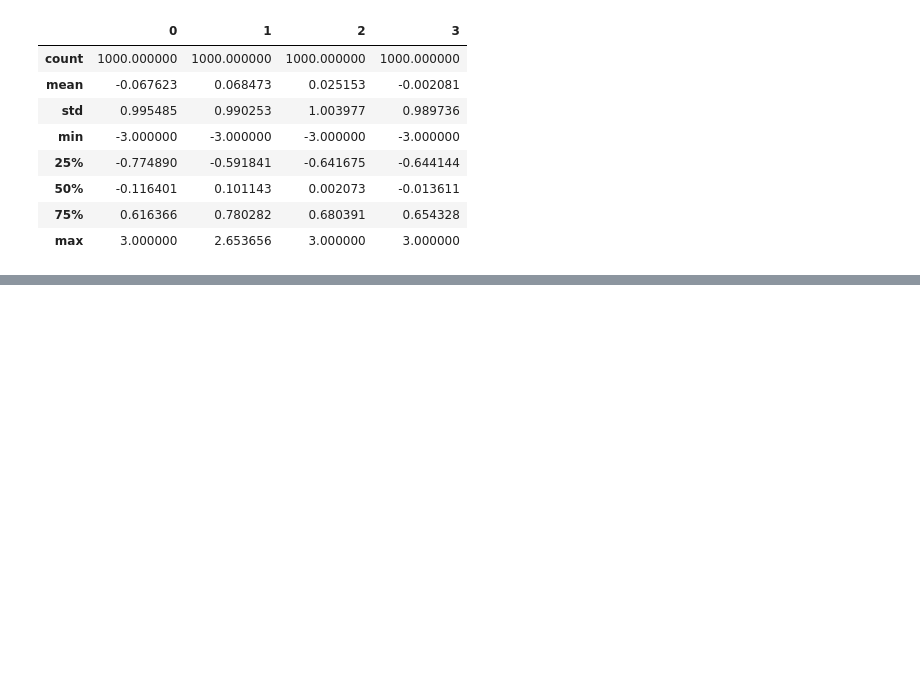
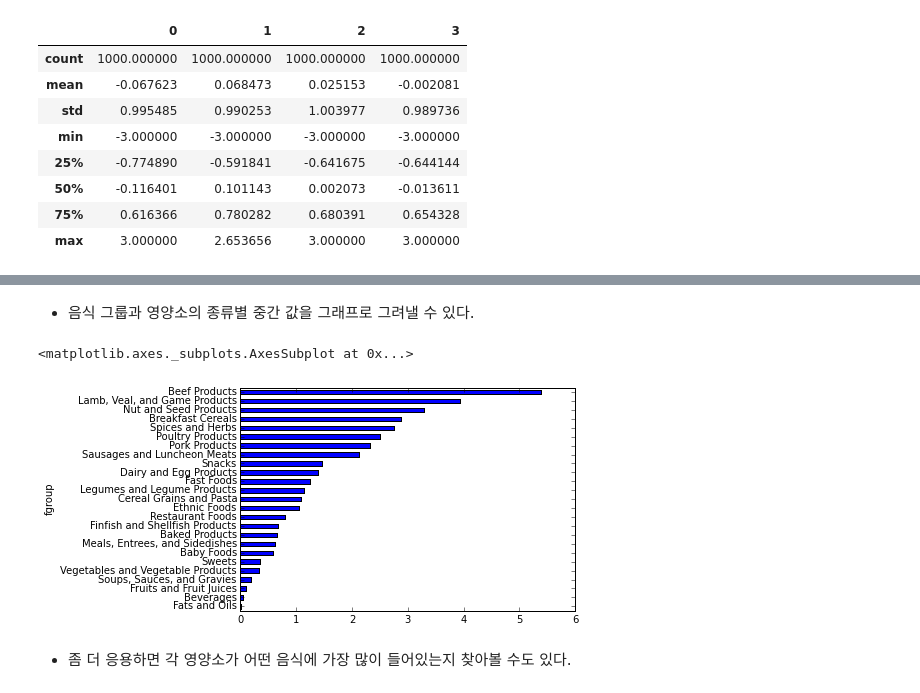
Before and after one commit to glenn89/Python-for-Data-Analysis, a Jupyter notebook: Data Wrangling - Clean, Transform, Merge, Reshape (Ch.7).ipynb, the cells around one changed output, grey strips where cells are left out. Saved outputs shown, nothing was run; the diff lists cells and outputs as text; code cells hidden in the pictures; blank space fills up the shorter version.

```diff
--- a/Data Wrangling - Clean, Transform, Merge, Reshape (Ch.7).ipynb
+++ b/Data Wrangling - Clean, Transform, Merge, Reshape (Ch.7).ipynb
@@ -1198,0 +1882,3 @@ data.describe()   #한번에 여러 개의 통계결과를 만들어 낸다.
+# %%
+info = info.rename(columns=col_mapping, copy=False)
+info
@@ -1198,0 +1904,6 @@ data.describe()   #한번에 여러 개의 통계결과를 만들어 낸다.
+# %%
+col_mapping = {'description' : 'nutrient',
+               'group' : 'nutgroup'}
+# %%
+nutrients = nutrients.rename(columns=col_mapping, copy=False)
+nutrients
@@ -1198,0 +1931,3 @@ data.describe()   #한번에 여러 개의 통계결과를 만들어 낸다.
+# %%
+ndata = pd.merge(nutrients, info, on='id', how='outer')   #key를 'id'로 하여 외부 조인으로 병합
+ndata
@@ -1198,0 +1965,2 @@ data.describe()   #한번에 여러 개의 통계결과를 만들어 낸다.
+# %% [markdown]
+- 음식 그룹과 영양소의 종류별 중간 값을 그래프로 그려낼 수 있다.
@@ -1198,0 +1969,8 @@ data.describe()   #한번에 여러 개의 통계결과를 만들어 낸다.
+# %%
+result = ndata.groupby(['nutrient', 'fgroup'])['value'].quantile(0.5)
+result['Zinc, Zn'].order().plot(kind='barh')   #영양소 그룹에 따른 아연 함유량에 대한 그래프
+# %% [output]
+<matplotlib.axes._subplots.AxesSubplot at 0x...>
+[figure, added]
+# %% [markdown]
+- 좀 더 응용하면 각 영양소가 어떤 음식에 가장 많이 들어있는지 찾아볼 수도 있다.
```
Also changed, not shown: parts of 139 cells of this notebook.
